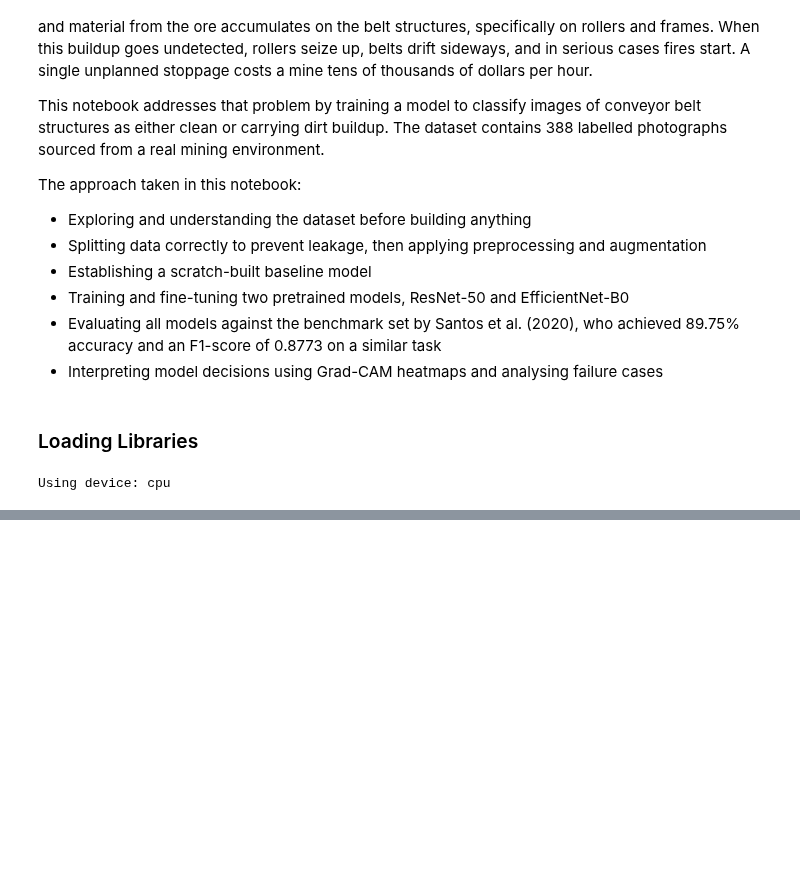
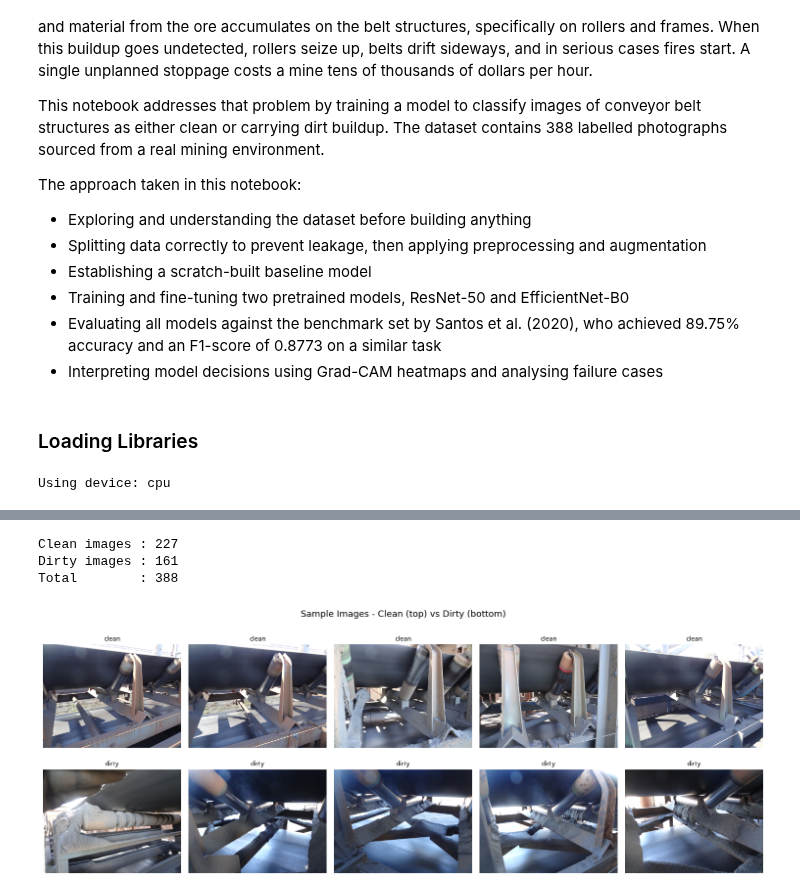
Before and after one commit to ErickChauke/conveyor-dirt-detection, a Jupyter notebook: notebook.ipynb, the cells around one changed output, grey strips where cells are left out. Drawn from its saved outputs; the diff is of its cells as text; code cells hidden in the pictures; blank space fills up the shorter version.

Commit message:
add dataset inspection cell with sample grid

```diff
--- a/notebook.ipynb
+++ b/notebook.ipynb
@@ -62,0 +69,36 @@ Using device: cpu
+# %%
+import os
+from pathlib import Path
+from PIL import Image  # image loading
+
+# Point to the dataset folders
+DATA_DIR = Path("data")
+CLASSES = ["clean", "dirty"]
+
+# Count images per class
+counts = {cls: len(list((DATA_DIR / cls).glob("*"))) for cls in CLASSES}
+total = sum(counts.values())
+
+print(f"Clean images : {counts['clean']}")
+print(f"Dirty images : {counts['dirty']}")
+print(f"Total        : {total}")
+
+# Display a 2x5 sample grid, 5 images per class
+fig, axes = plt.subplots(2, 5, figsize=(15, 6))
+fig.suptitle("Sample Images - Clean (top) vs Dirty (bottom)", fontsize=13)
+
+for row, cls in enumerate(CLASSES):
+    image_paths = list((DATA_DIR / cls).glob("*"))[:5]
+    for col, path in enumerate(image_paths):
+        img = Image.open(path).convert("RGB")
+        axes[row, col].imshow(img)
+        axes[row, col].axis("off")
+        axes[row, col].set_title(cls, fontsize=9)
+
+plt.tight_layout()
+plt.show()
+# %% [output]
+Clean images : 227
+Dirty images : 161
+Total        : 388
+[figure, added]
```
Also changed, not shown: parts of 1 cell of this notebook.
